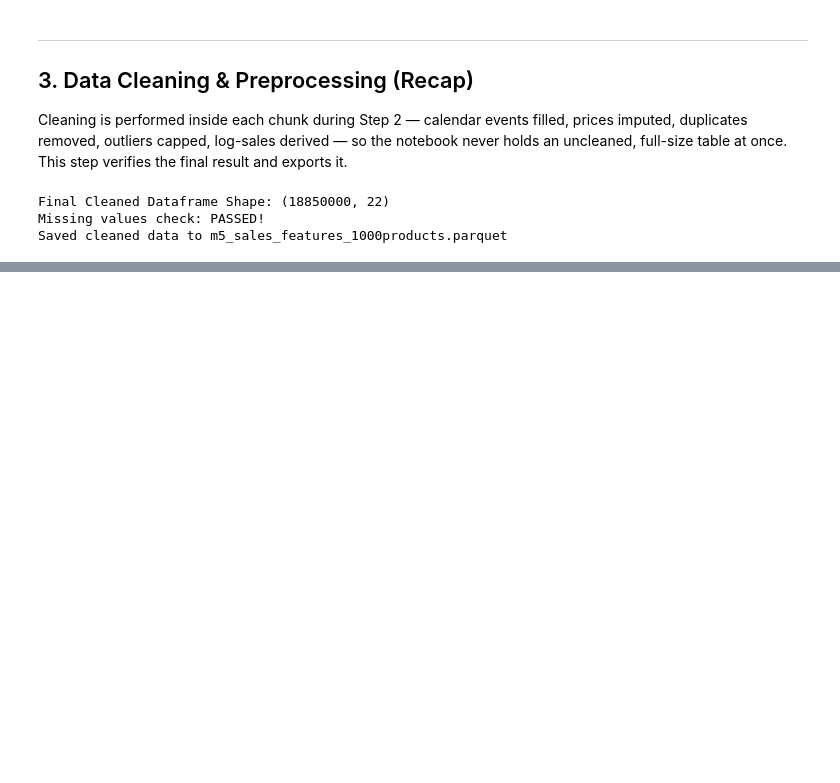
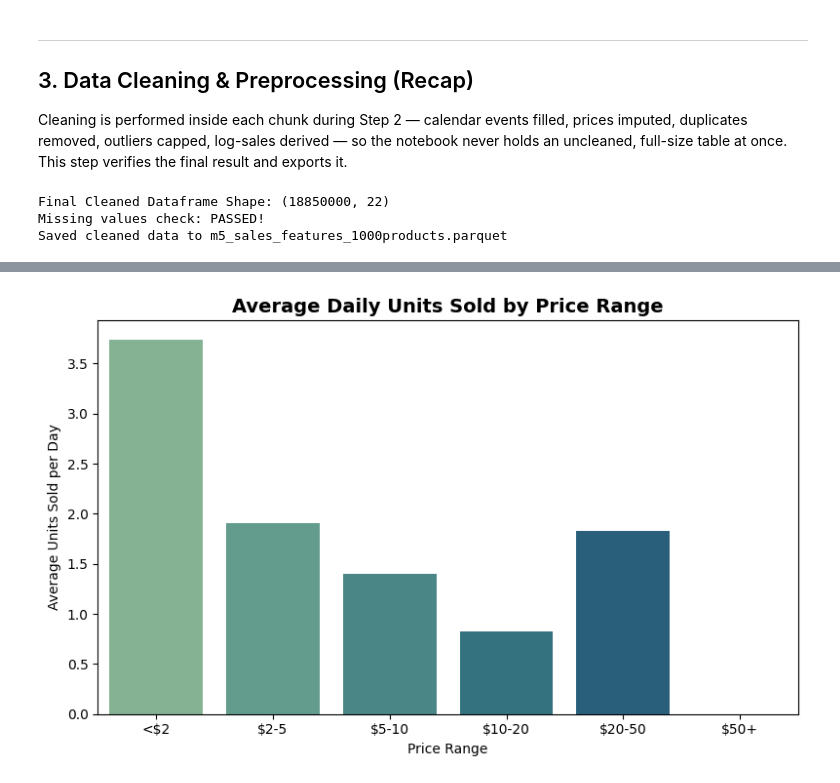
Before and after one commit to AmrKhaled545/Retail-Demand-Forecasting-Project, a Jupyter notebook: Retail_Demand_Forecasting.ipynb, the cells around one changed output, grey strips where cells are left out. Cells and saved outputs as stored; diff of their text form; code cells hidden in the pictures; blank space fills up the shorter version.

```diff
--- a/Retail_Demand_Forecasting.ipynb
+++ b/Retail_Demand_Forecasting.ipynb
@@ -599,0 +631,13 @@ Saved cleaned data to m5_sales_features_1000products.parquet
+# %%
+price_order = ['<$2', '$2-5', '$5-10', '$10-20', '$20-50', '$50+']
+price_bucket_sales_ordered = price_bucket_sales.set_index('price_bucket').reindex(price_order).reset_index()
+
+plt.figure(figsize=(8, 5))
+sns.barplot(data=price_bucket_sales_ordered, x='price_bucket', y='sales', palette='crest')
+plt.title('Average Daily Units Sold by Price Range', fontsize=14, fontweight='bold')
+plt.xlabel('Price Range')
+plt.ylabel('Average Units Sold per Day')
+plt.tight_layout()
+plt.show()
+# %% [output]
+[figure, added]
```
Also changed, not shown: parts of 7 cells of this notebook.
